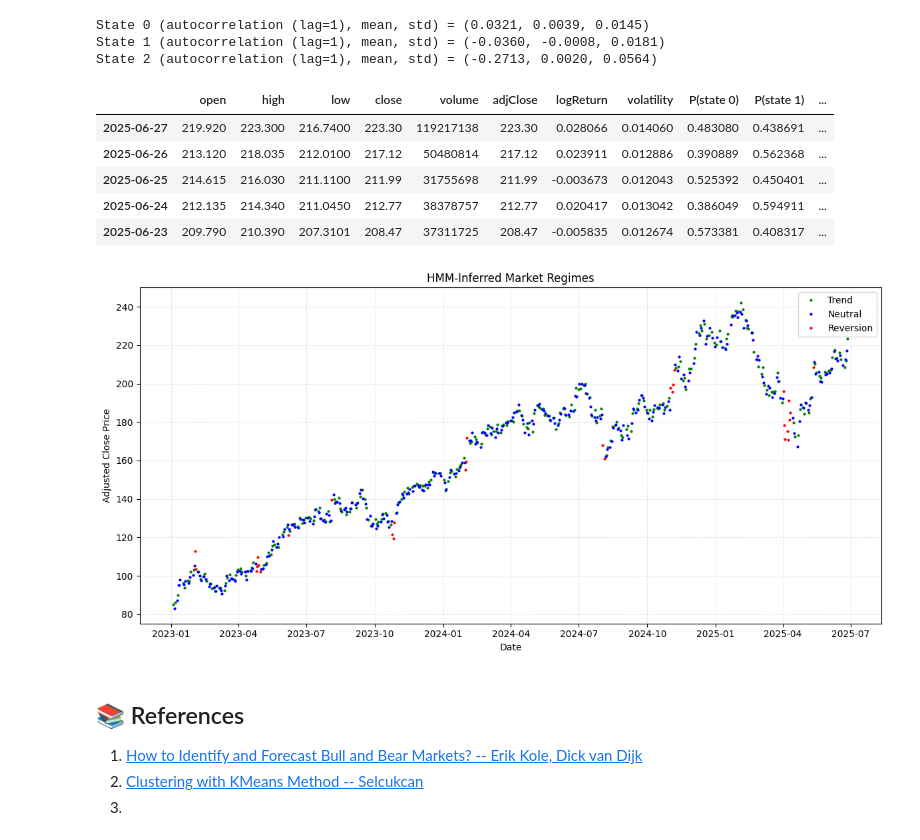
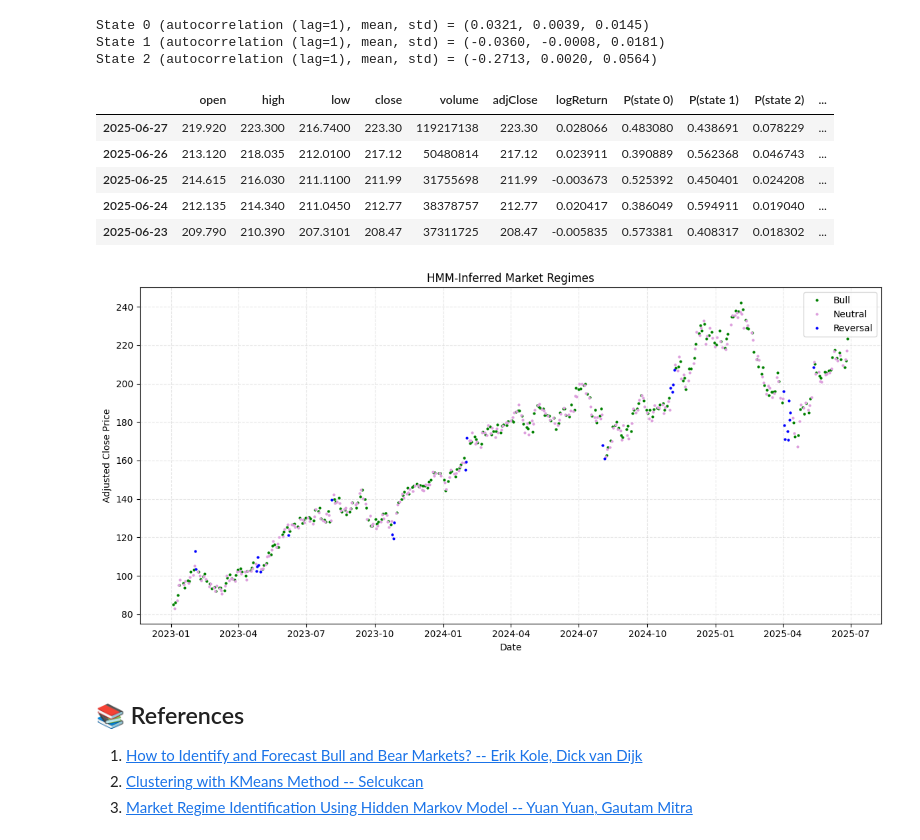
Before and after one commit to Lawrence2005/Finovax-Quantitative-Researcher-Internship-Summer-2025, a Jupyter notebook: Market-Regime-Detection-via-Markov-Model-Week2/explorations.ipynb, the cells around one changed output. Cells and saved outputs as stored; diff of their text form; code cells hidden in the pictures.

```diff
--- a/Market-Regime-Detection-via-Markov-Model-Week2/explorations.ipynb
+++ b/Market-Regime-Detection-via-Markov-Model-Week2/explorations.ipynb
@@ -239,17 +236,17 @@ sns.pairplot(cluster_means, hue='cluster')
 # %%
 # Assign regime per cluster
-regime_map = {0: 'Trend', 1: 'Reversion', 2: 'Neutral'}
+regime_map = {0: 'Bear', 1: 'Bull', 2: 'Reversal'}
 data['regime'] = data['regime'].map(regime_map)
 
 # Assign strategy per regime
-strategy_map = {'Trend': "Momentum", 'Reversion': "Volatility Breakout", 'Neutral': "Mean Reversion"}
+strategy_map = {'Bear': "Momentum", 'Reversal': "Volatility Breakout", 'Bull': "Mean Reversion"}
 data['strategy'] = data['regime'].map(strategy_map)
 
 # Position sizing as a % of normal size: more aggressive in Trend, more conservative in Neutral
 data['posSize (%)'] = data['regime'].map({
-    "Trend": 1.0,
-    "Reversion": 0.7,
-    "Neutral": 0.5
+    "Bear": 0.6,
+    "Reversal": 0.8,
+    "Bull": 1.2
 })
 
 # Sort data in descending order of date
@@ -266,6 +263,6 @@ data.head()
 # %%
 # Map each regime to a color
-regime_colors = {0: 'green', 1: 'blue', 2: 'red'}
+regime_colors = {0: 'red', 1: 'green', 2: 'blue'}
 
 plt.figure(figsize=(12, 6))
 
@@ -299,9 +296,6 @@ data = fetch_daily_data("AMZN", "2023-01-01", "2025-06-27").sort_index(ascending
 
 # Calculate log return
 data['logReturn'] = np.log(data['adjClose']).diff()
-
-# Rolling 20-day volatility as risk regime proxy
-data['volatility'] = data['logReturn'].rolling(window=20).std()
 
 # Drop NaNs and scale returns
 returns = data['logReturn'].dropna().values.reshape(-1, 1)
@@ -349,20 +343,20 @@ State 2 (autocorrelation (lag=1), mean, std) = (-0.2713, 0.0020, 0.0564)
 # %%
 # Map strategies to each state
 state_map = {
-    0: 'Trend',
+    0: 'Bull',
     1: 'Neutral',
-    2: 'Reversion'
+    2: 'Reversal'
 }
 data['state'] = data['state'].map(state_map)
 
 # Map strategy per state
-strategy_map = {'Trend': "Momentum", 'Reversion': "Volatility Breakout", 'Neutral': "Mean Reversion"}
+strategy_map = {'Bull': "Momentum", 'Reversal': "Volatility Breakout", 'Neutral': "Mean Reversion"}
 data['strategy'] = data['state'].map(strategy_map)
 
-# Position sizing as a % of normal size: more aggressive in Trend, more conservative in Neutral
+# Position sizing as a % of normal size: more aggressive in Bull, more conservative in Neutral
 data['posSize (%)'] = data['state'].map({
-    "Trend": 1.0,
-    "Reversion": 0.7,
+    "Bull": 1.0,
+    "Reversal": 0.7,
     "Neutral": 0.5
 })
 
@@ -371,34 +365,34 @@ data = data.sort_index(ascending = False)
 
 data.head()
 # %% [output]
-|  | open | high | low | close | volume | adjClose | logReturn | volatility | P(state 0) | P(state 1) | ... |
-| 2025-06-27 | 219.920 | 223.300 | 216.7400 | 223.30 | 119217138 | 223.30 | 0.028066 | 0.014060 | 0.483080 | 0.438691 | ... |
-| 2025-06-26 | 213.120 | 218.035 | 212.0100 | 217.12 | 50480814 | 217.12 | 0.023911 | 0.012886 | 0.390889 | 0.562368 | ... |
-| 2025-06-25 | 214.615 | 216.030 | 211.1100 | 211.99 | 31755698 | 211.99 | -0.003673 | 0.012043 | 0.525392 | 0.450401 | ... |
-| 2025-06-24 | 212.135 | 214.340 | 211.0450 | 212.77 | 38378757 | 212.77 | 0.020417 | 0.013042 | 0.386049 | 0.594911 | ... |
-| 2025-06-23 | 209.790 | 210.390 | 207.3101 | 208.47 | 37311725 | 208.47 | -0.005835 | 0.012674 | 0.573381 | 0.408317 | ... |
+|  | open | high | low | close | volume | adjClose | logReturn | P(state 0) | P(state 1) | P(state 2) | ... |
+| 2025-06-27 | 219.920 | 223.300 | 216.7400 | 223.30 | 119217138 | 223.30 | 0.028066 | 0.483080 | 0.438691 | 0.078229 | ... |
+| 2025-06-26 | 213.120 | 218.035 | 212.0100 | 217.12 | 50480814 | 217.12 | 0.023911 | 0.390889 | 0.562368 | 0.046743 | ... |
+| 2025-06-25 | 214.615 | 216.030 | 211.1100 | 211.99 | 31755698 | 211.99 | -0.003673 | 0.525392 | 0.450401 | 0.024208 | ... |
+| 2025-06-24 | 212.135 | 214.340 | 211.0450 | 212.77 | 38378757 | 212.77 | 0.020417 | 0.386049 | 0.594911 | 0.019040 | ... |
+| 2025-06-23 | 209.790 | 210.390 | 207.3101 | 208.47 | 37311725 | 208.47 | -0.005835 | 0.573381 | 0.408317 | 0.018302 | ... |
 # %%
 # Map each state to a color
-state_colors = {0: 'green', 1: 'blue', 2: 'red'}
+state_colors = {0: 'green', 1: 'plum', 2: 'blue'}
 
 plt.figure(figsize=(12, 6))
 
 for state in range(3):
     mask = data['state'] == state_map[state]
     plt.plot(data.index[mask], data['adjClose'][mask],
              '.', label=state_map[state], color=state_colors[state], markersize=4)
 
 plt.legend()
 plt.title('HMM-Inferred Market Regimes')
 plt.xlabel('Date')
 plt.ylabel('Adjusted Close Price')
 plt.grid(True, linestyle='--', alpha=0.3)
 plt.tight_layout()
 plt.show()
 # %% [output]
-[figure, old version]
+[figure, new version]
 # %% [markdown]
 ## 📚 References
 1. [How to Identify and Forecast Bull and Bear Markets? -- Erik Kole, Dick van Dijk](https://repub.eur.nl/pub/41558/ERS-2013-016-F&A.pdf)
 2. [Clustering with KMeans Method -- Selcukcan](https://www.kaggle.com/code/selcukcan/ml-5a-market-regimes-prediction-using-clustering#Clustering-with-KMeans-Method)
-3. []()
+3. [Market Regime Identification Using Hidden Markov Model -- Yuan Yuan, Gautam Mitra](http://dx.doi.org/10.2139/ssrn.3406068)
```
Also changed, not shown: parts of 7 cells of this notebook.
